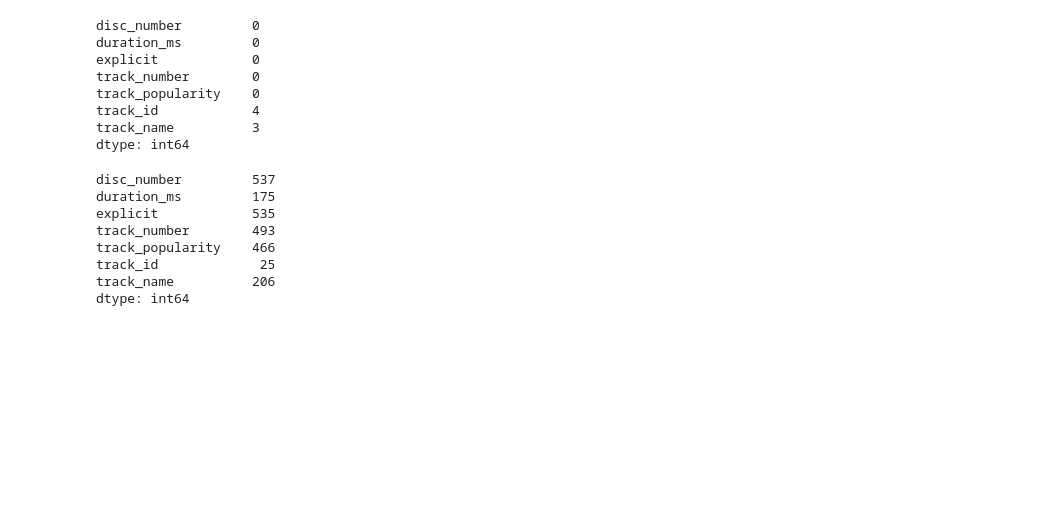
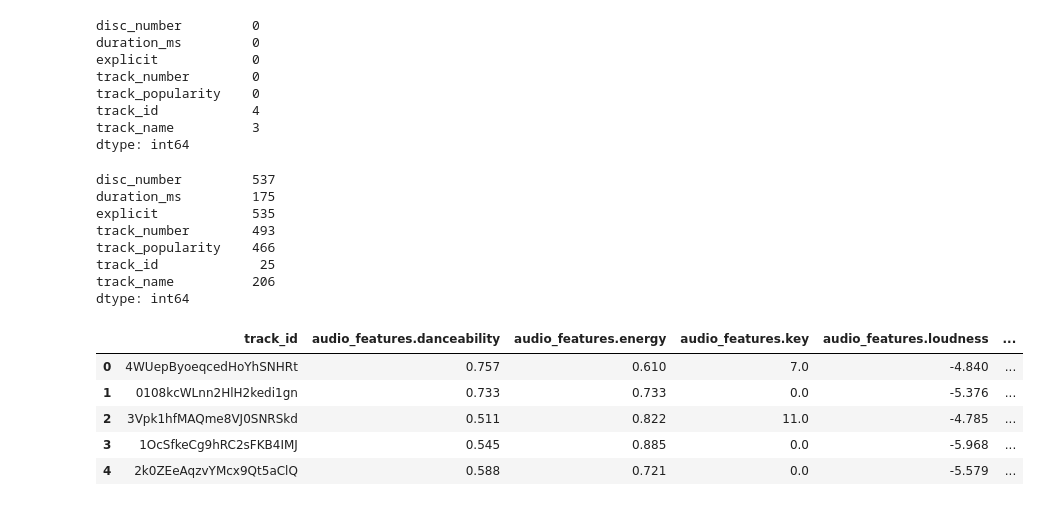
Before and after one commit to PrismaPsy/Data_Quality_Engineer, a Jupyter notebook: ETL/Data Quality Engineer.ipynb, the cells around one changed output. Cells and saved outputs as stored; diff of their text form; code cells hidden in the pictures; blank space fills up the shorter version.

```diff
--- a/ETL/Data Quality Engineer.ipynb
+++ b/ETL/Data Quality Engineer.ipynb
@@ -252,4 +252,5 @@ dtype: int64
 # Copiar la información del DataFrame de 'Tracks' en un DataFrame nuevo,
 # para reducirlo a las columnas necesarias.
 data_audio_features = data_tracks
-delete_f =
+delete_f = ['disc_number', 'duration_ms', 'explicit', 'track_number', 'track_popularity', 'track_name']
+data_audio_features = data_audio_features.drop(delete_f, axis = 1)
@@ -258,0 +257,10 @@ data_audio_features
+# %%
+# Visualizar el nuevo DataFrame.
+data_audio_features.head()
+# %% [output]
+|  | track_id | audio_features.danceability | audio_features.energy | audio_features.key | audio_features.loudness | ... |
+| 0 | 4WUepByoeqcedHoYhSNHRt | 0.757 | 0.610 | 7.0 | -4.840 | ... |
+| 1 | 0108kcWLnn2HlH2kedi1gn | 0.733 | 0.733 | 0.0 | -5.376 | ... |
+| 2 | 3Vpk1hfMAQme8VJ0SNRSkd | 0.511 | 0.822 | 11.0 | -4.785 | ... |
+| 3 | 1OcSfkeCg9hRC2sFKB4IMJ | 0.545 | 0.885 | 0.0 | -5.968 | ... |
+| 4 | 2k0ZEeAqzvYMcx9Qt5aClQ | 0.588 | 0.721 | 0.0 | -5.579 | ... |
```
Also changed, not shown: parts of 3 cells of this notebook, 1 other file.
